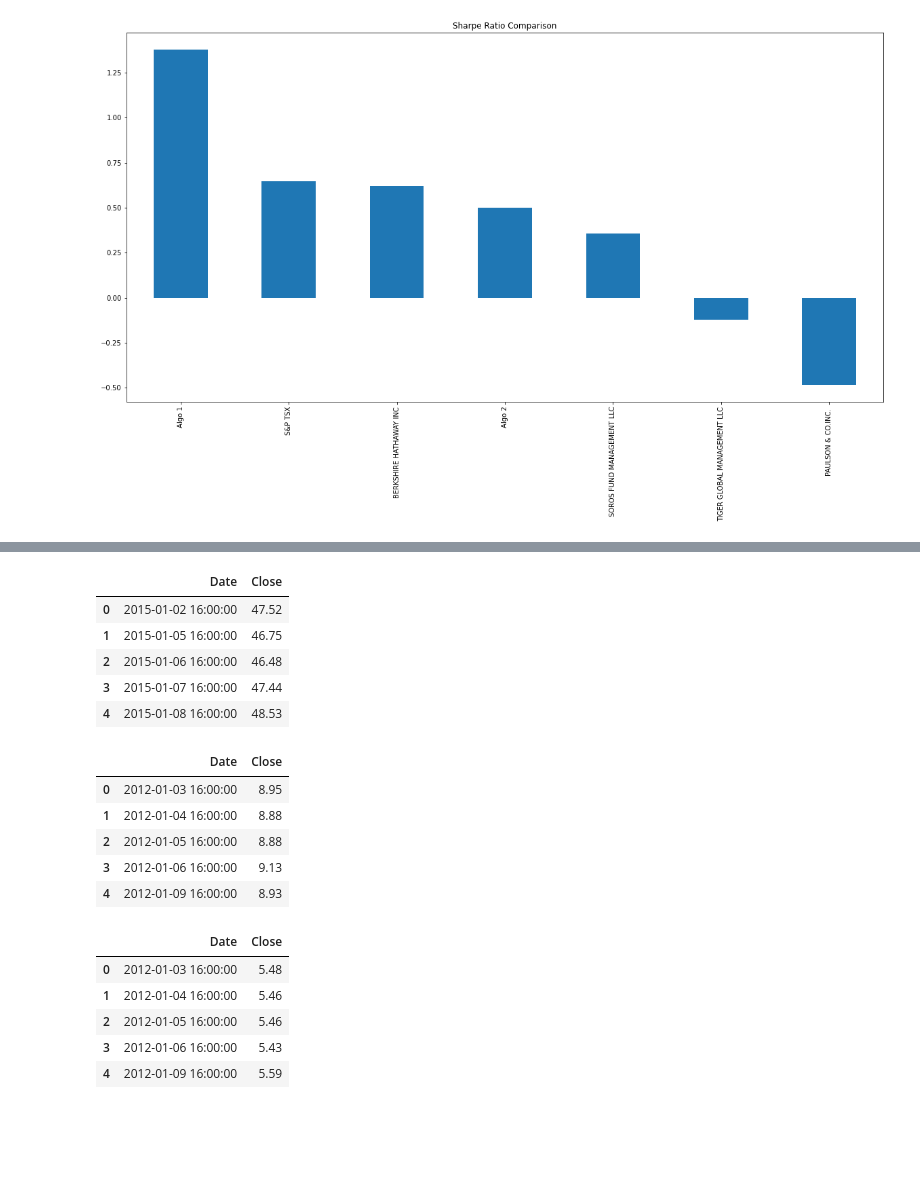
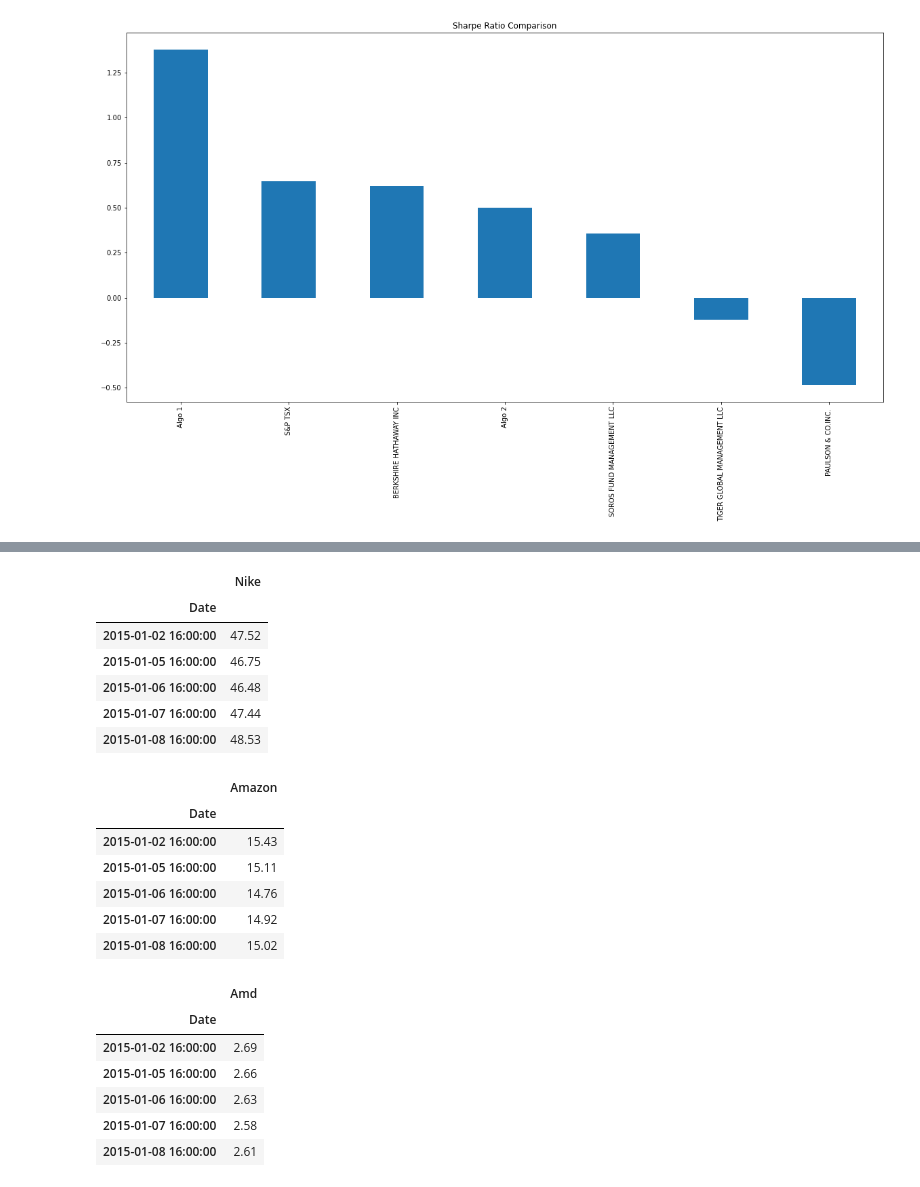
Before and after one commit to zeta1178/FinTech-Mod4-Challenge, a Jupyter notebook: Module_4_Challange.ipynb, the cells around one changed output, grey strips where cells are left out. Drawn from its saved outputs; the diff is of its cells as text; code cells hidden in the pictures; blank space fills up the shorter version.

```diff
--- a/Module_4_Challange.ipynb
+++ b/Module_4_Challange.ipynb
@@ -303,23 +297,27 @@ book = gc.open_by_key(spreadsheet_key)
 # %%
 #connect to nike worksheet
 nike_ws = book.worksheet("Nike")
 nike_table = nike_ws.get_all_values()
 ##Convert table data into a dataframe
 nike_df = pd.DataFrame(nike_table[1:], columns=nike_table[0])
 ##Only keep columns we need
 nike_df = nike_df[['Date', 'Close']]
 ##Convert number strings to floats and ints
 nike_df = nike_df.apply(pd.to_numeric, errors='ignore')
 ##Convert date strings to datetime format
 nike_df['Date'] = pd.to_datetime(nike_df['Date'],infer_datetime_format=True)
+
+nike_df.set_index('Date', inplace=True)
+nike_df.rename(columns={"Close": "Nike"}, inplace=True)
 nike_df.head()
 # %% [output]
-|  | Date | Close |
-| 0 | 2015-01-02 16:00:00 | 47.52 |
-| 1 | 2015-01-05 16:00:00 | 46.75 |
-| 2 | 2015-01-06 16:00:00 | 46.48 |
-| 3 | 2015-01-07 16:00:00 | 47.44 |
-| 4 | 2015-01-08 16:00:00 | 48.53 |
+|  | Nike |
+| Date |  |
+| 2015-01-02 16:00:00 | 47.52 |
+| 2015-01-05 16:00:00 | 46.75 |
+| 2015-01-06 16:00:00 | 46.48 |
+| 2015-01-07 16:00:00 | 47.44 |
+| 2015-01-08 16:00:00 | 48.53 |
 # %%
 #connect to Amazon worksheet
 amzn_ws = book.worksheet("Amazon")
@@ -332,14 +330,17 @@ amzn_df = amzn_df[['Date', 'Close']]
 amzn_df = amzn_df.apply(pd.to_numeric, errors='ignore')
 ##Convert date strings to datetime format
 amzn_df['Date'] = pd.to_datetime(amzn_df['Date'],infer_datetime_format=True)
+amzn_df.set_index('Date', inplace=True)
+amzn_df.rename(columns={"Close": "Amazon"}, inplace=True)
 amzn_df.head()
 # %% [output]
-|  | Date | Close |
-| 0 | 2012-01-03 16:00:00 | 8.95 |
-| 1 | 2012-01-04 16:00:00 | 8.88 |
-| 2 | 2012-01-05 16:00:00 | 8.88 |
-| 3 | 2012-01-06 16:00:00 | 9.13 |
-| 4 | 2012-01-09 16:00:00 | 8.93 |
+|  | Amazon |
+| Date |  |
+| 2015-01-02 16:00:00 | 15.43 |
+| 2015-01-05 16:00:00 | 15.11 |
+| 2015-01-06 16:00:00 | 14.76 |
+| 2015-01-07 16:00:00 | 14.92 |
+| 2015-01-08 16:00:00 | 15.02 |
 # %%
 #connect to AMD worksheet
 amd_ws = book.worksheet("AMD")
@@ -352,11 +353,14 @@ amd_df = amd_df[['Date', 'Close']]
 amd_df = amd_df.apply(pd.to_numeric, errors='ignore')
 ##Convert date strings to datetime format
 amd_df['Date'] = pd.to_datetime(amd_df['Date'],infer_datetime_format=True)
+amd_df.set_index('Date', inplace=True)
+amd_df.rename(columns={"Close": "Amd"}, inplace=True)
 amd_df.head()
 # %% [output]
-|  | Date | Close |
-| 0 | 2012-01-03 16:00:00 | 5.48 |
-| 1 | 2012-01-04 16:00:00 | 5.46 |
-| 2 | 2012-01-05 16:00:00 | 5.46 |
-| 3 | 2012-01-06 16:00:00 | 5.43 |
-| 4 | 2012-01-09 16:00:00 | 5.59 |
+|  | Amd |
+| Date |  |
+| 2015-01-02 16:00:00 | 2.69 |
+| 2015-01-05 16:00:00 | 2.66 |
+| 2015-01-06 16:00:00 | 2.63 |
+| 2015-01-07 16:00:00 | 2.58 |
+| 2015-01-08 16:00:00 | 2.61 |
```
Also changed, not shown: parts of 4 cells of this notebook, 1 other file.
